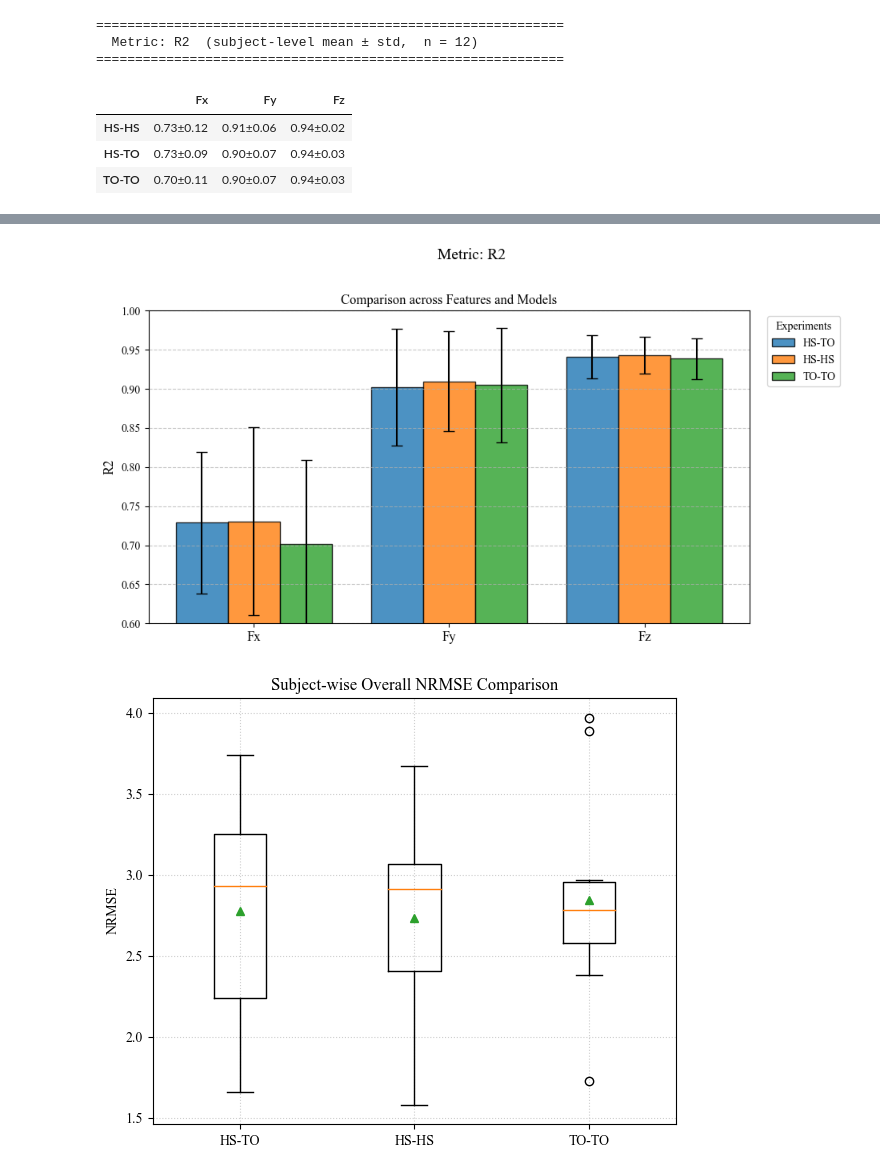
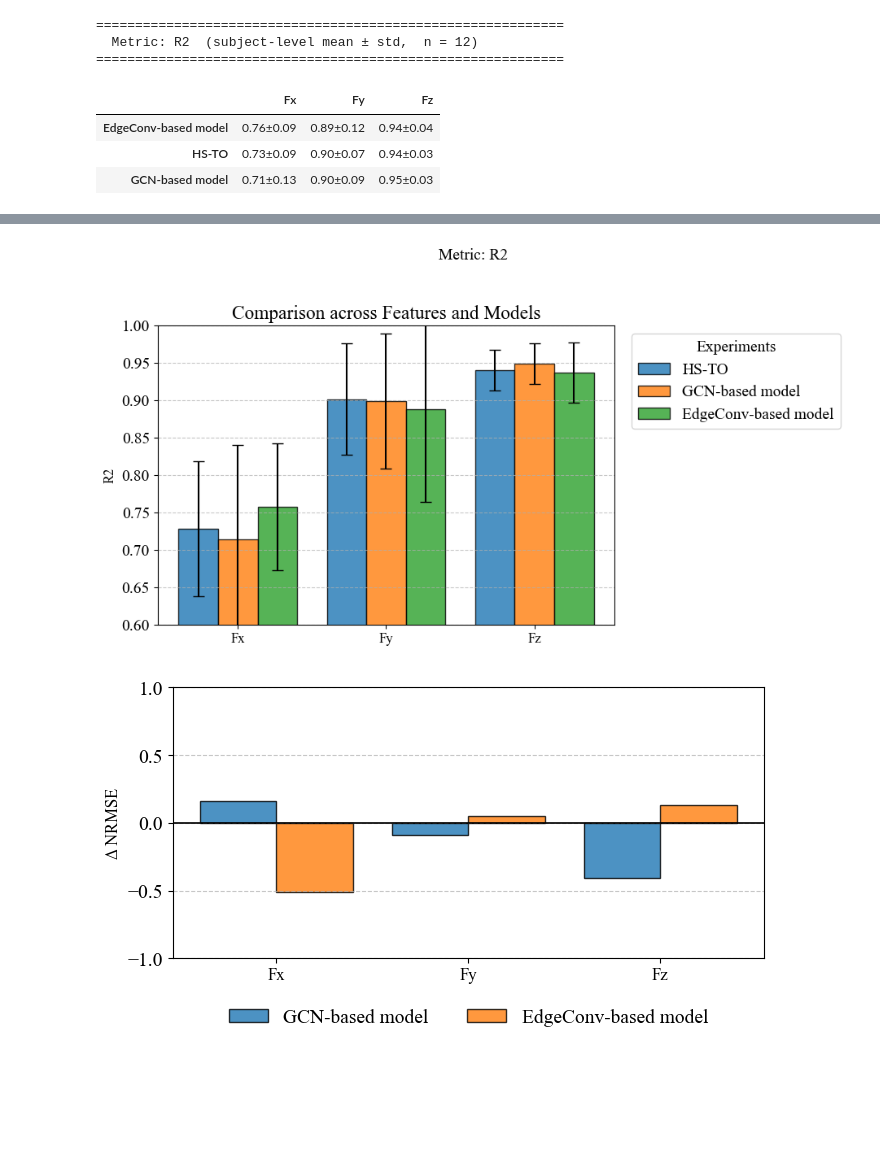
Before and after one commit to HideyukiNagashio/my-research-project, a Jupyter notebook: notebooks/compare_experiments.ipynb, the cells around one changed output, grey strips where cells are left out. Cells and saved outputs as stored; diff of their text form; code cells hidden in the pictures; blank space fills up the shorter version.

```diff
--- a/notebooks/compare_experiments.ipynb
+++ b/notebooks/compare_experiments.ipynb
@@ -5,6 +5,12 @@ import pandas as pd
 import matplotlib.pyplot as plt
 
 plt.rcParams['font.family'] = 'Times New Roman'
+plt.rcParams.update({
+    'font.size': 14,
+    'axes.labelsize': 16,
+    'xtick.labelsize': 14,
+    'ytick.labelsize': 14,
+    })
 
 def load_experiment_data(base_dir, experiment_mapping):
     """
@@ -459,7 +938,7 @@ experiments = {
     # "CNN-Light": "cnn_grf_single_light_cnn_20260610_042904",
     # "BiLSTM": "bilstm_grf_single_bilstm_20260421_040951",
     # "BiLSTM-Light": "bilstm_grf_single_light_bilstm_20260610_043359",
-
+    # "TO-TO": "transformer_X_1.0_pre_swing_Y_0.5_transformer_20260707_053726",
     # "Transformer-fixed": "transformer_grf_single_weighted_transformer_20260421_055208",
     # "Transformer-Pressure": "transformer_grf_pressure_single_weighted_transformer_20260421_074422",
     # "Transformer-std":"transformer_grf_single_weighted_std_transformer_20260611_040709",
@@ -470,11 +949,11 @@ experiments = {
     # "0.5 to 0.5 z": "transformer_X_0.5_Y_0.5_stdY_transformer_20260708_021511",
     # "0.5 to post": "transformer_X_0.5_Y_1.0_post_swing_transformer_20260707_064601",
     # "0.5 to post z": "transformer_X_0.5_Y_1.0_post_swing_stdY_transformer_20260708_025843",
-    "HS-HS": "transformer_X_1.0_post_swing_Y_0.5_transformer_20260707_054836",
+    # "HS-HS": "transformer_X_1.0_post_swing_Y_0.5_transformer_20260707_054836",
     # "post to 0.5 z": "transformer_X_1.0_post_swing_Y_0.5_stdY_transformer_20260708_023547",
     # "post to post": "transformer_X_1.0_post_swing_Y_1.0_post_swing_transformer_20260707_071124",
     # "post to post z": "transformer_X_1.0_post_swing_Y_1.0_post_swing_stdY_transformer_20260708_032319",
-    "TO-TO": "transformer_X_1.0_pre_swing_Y_0.5_transformer_20260707_053726",
+
     # "pre to 0.5 z": "transformer_X_1.0_pre_swing_Y_0.5_stdY_transformer_20260708_022522",
     # "pre to post": "transformer_X_1.0_pre_swing_Y_1.0_post_swing_transformer_20260707_065742",
     # "pre to post z": "transformer_X_1.0_pre_swing_Y_1.0_post_swing_stdY_transformer_20260708_031126",
@@ -502,7 +981,7 @@ experiments = {
     # "gelu post to 0.5": "gelu_X_1.0_post_swing_Y_0.5_transformer_gelu_20260729_034322",
     # "gelu pre to 0.5": "gelu_X_1.0_pre_swing_Y_0.5_transformer_gelu_20260729_033015",
     # "gelu 1.5 to 0.5": "gelu_X_1.5_Y_0.5_transformer_gelu_20260729_035755",
-    # "gcn 0.5 to 0.5": "hybrid_grf_single_0.5_hybrid_grf_20260730_035140",
+    "GCN-based model": "hybrid_grf_X_0.5_Y_0.5_hybrid_grf_20260803_010931",
     # "gcn post to 0.5": "hybrid_grf_single_post_swing_hybrid_grf_20260730_043130",
     # "gcn pre to 0.5": "hybrid_grf_single_pre_swing_hybrid_grf_20260730_040926",
     # "gcn 1.5 to 0.5": "hybrid_grf_single_1.5_hybrid_grf_20260730_044729",
@@ -510,18 +989,27 @@ experiments = {
     # "gan post to 0.5": "hybrid_gat_X_1.0_post_swing_Y_0.5_hybrid_gat_20260731_091320",
     # "gan pre to 0.5": "hybrid_gat_X_1.0_pre_swing_Y_0.5_hybrid_gat_20260731_085009",
     # "gan 1.5 to 0.5": "hybrid_gat_X_1.5_Y_0.5_hybrid_gat_20260731_093729",
-    # "edge 0.5 to 0.5": "hybrid_edge_X_0.5_Y_0.5_hybrid_edge_20260731_070706",
+    "EdgeConv-based model": "hybrid_edge_X_0.5_Y_0.5_hybrid_edge_20260731_070706",
     # "edge post to 0.5": "hybrid_edge_X_1.0_post_swing_Y_0.5_hybrid_edge_20260731_075043",
     # "edge pre to 0.5": "hybrid_edge_X_1.0_pre_swing_Y_0.5_hybrid_edge_20260731_073118",
     # "edge 1.5 to 0.5": "hybrid_edge_X_1.5_Y_0.5_hybrid_edge_20260731_080736",
     # "residual 0.5 to 0.5": "hybrid_gcn_res_X_0.5_Y_0.5_hybrid_gcn_res_20260731_100219",
-    # "residual post to 0.5": "",
+    # "residual post to 0.5": "hybrid_gcn_res_X_0.5_Y_0.5_hybrid_gcn_res_20260803_022110",
     # "residual pre to 0.5": "",
     # "residual 1.5 to 0.5": "",
     # "Without IMU": "transformer_grf_pressure_single_X_0.5_Y_0.5_transformer_20260807_045753",
     # "IMU off post to 0.5": "transformer_grf_pressure_single_X_1.0_post_swing_Y_0.5_transformer_20260807_051418",
     # "IMU off pre to 0.5": "transformer_grf_pressure_single_X_1.0_pre_swing_Y_0.5_transformer_20260807_050511",
+    # "Transformer": "transformer_Aligned_X_0.5_Y_0.5_transformer_aligned_20260908_072737",
+    # "GCN":"hybrid_grf_Aligned_X_0.5_Y_0.5_hybrid_grf_aligned_20260908_075531",
+    # "EdgeConv":"hybrid_edge_Aligned_X_0.5_Y_0.5_hybrid_edge_aligned_20260908_081058"
+
+#     "newGCN":"new_hybrid_grf_X_0.5_Y_0.5_hybrid_grf_20260909_073424",
+#     "newEdgeConv":"new_hybrid_edge_X_0.5_Y_0.5_hybrid_edge_20260909_072122",
+#     "newGCNAligned":"",
+#     "newEdgeConvAligned":"new_hybrid_edge_Aligned_X_0.5_Y_0.5_hybrid_edge_aligned_20260909_074657"
 }
+
 
 # 1. データのロード
 data = load_experiment_data(BASE_DIR, experiments)
@@ -531,15 +1019,19 @@ df_r2 = create_comparison_tables(data)
 
 # 3. Bar Plot の表示
 plot_metrics_bar(data)
+plot_metrics_bar_diff(data)  # 差分の棒グラフ表示
 
-# 4. 被験者間ばらつきの箱ひげ図の表示
+
+# # 4. 被験者間ばらつきの箱ひげ図の表示
 plot_subject_boxplots(data, metrics=['nrmse', 'r2'])
+# plot_subject_boxplots_paired(data, metrics=['nrmse', 'r2'])
+# plot_subject_boxplots_paired_with_stats(data, metrics=['nrmse', 'r2'])
 
-# 4. 波形比較の表示
-plot_waveform_comparison(data)
+# # 4. 波形比較の表示
+# plot_waveform_comparison(data)
 
-# 5. 時間軸エラー分析の表示
-plot_error_time_series(data)
+# # 5. 時間軸エラー分析の表示
+# plot_error_time_series(data)
 # %% [output]
 ============================================================
   Metric: NRMSE  (subject-level mean ± std,  n = 12)
@@ -552,6 +1044,6 @@ plot_error_time_series(data)
   Metric: R2  (subject-level mean ± std,  n = 12)
 ============================================================
 |  | Fx | Fy | Fz |
-| HS-HS | 0.73±0.12 | 0.91±0.06 | 0.94±0.02 |
+| EdgeConv-based model | 0.76±0.09 | 0.89±0.12 | 0.94±0.04 |
 | HS-TO | 0.73±0.09 | 0.90±0.07 | 0.94±0.03 |
-| TO-TO | 0.70±0.11 | 0.90±0.07 | 0.94±0.03 |
+| GCN-based model | 0.71±0.13 | 0.90±0.09 | 0.95±0.03 |
@@ -559,2 +1051,2 @@ plot_error_time_series(data)
-[figure, old version]
+[figure, new version]
-[figure, old version]
+[figure, new version]
```
Also changed, not shown: parts of 2 cells of this notebook, 47 other files.
